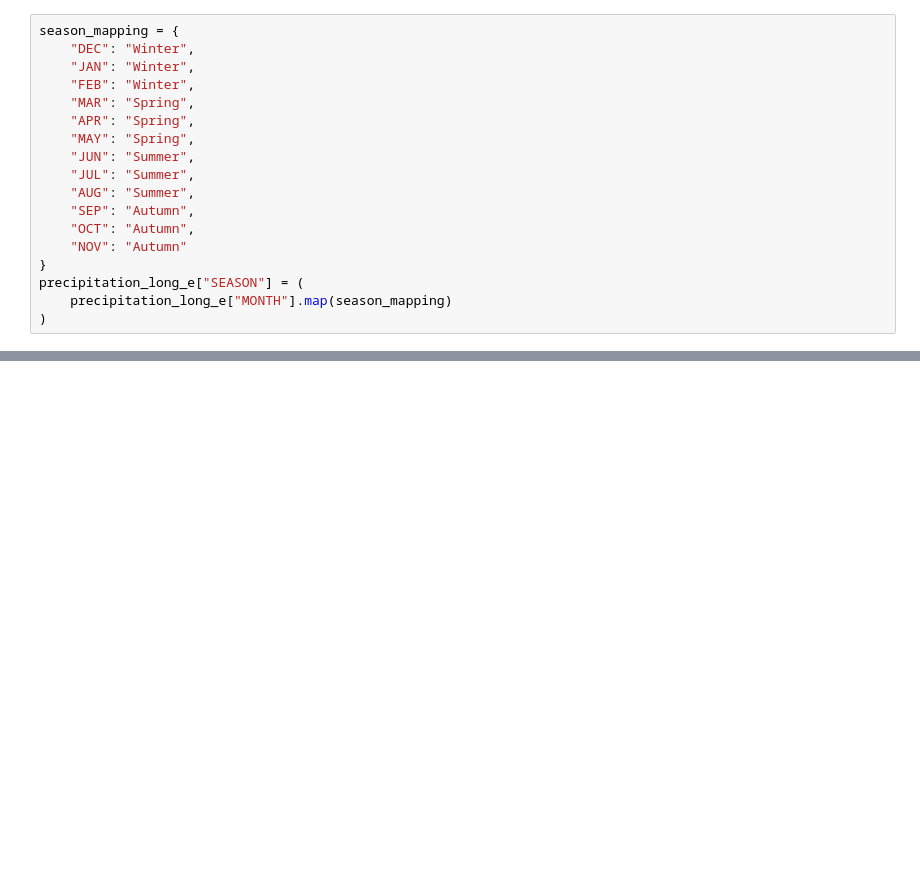
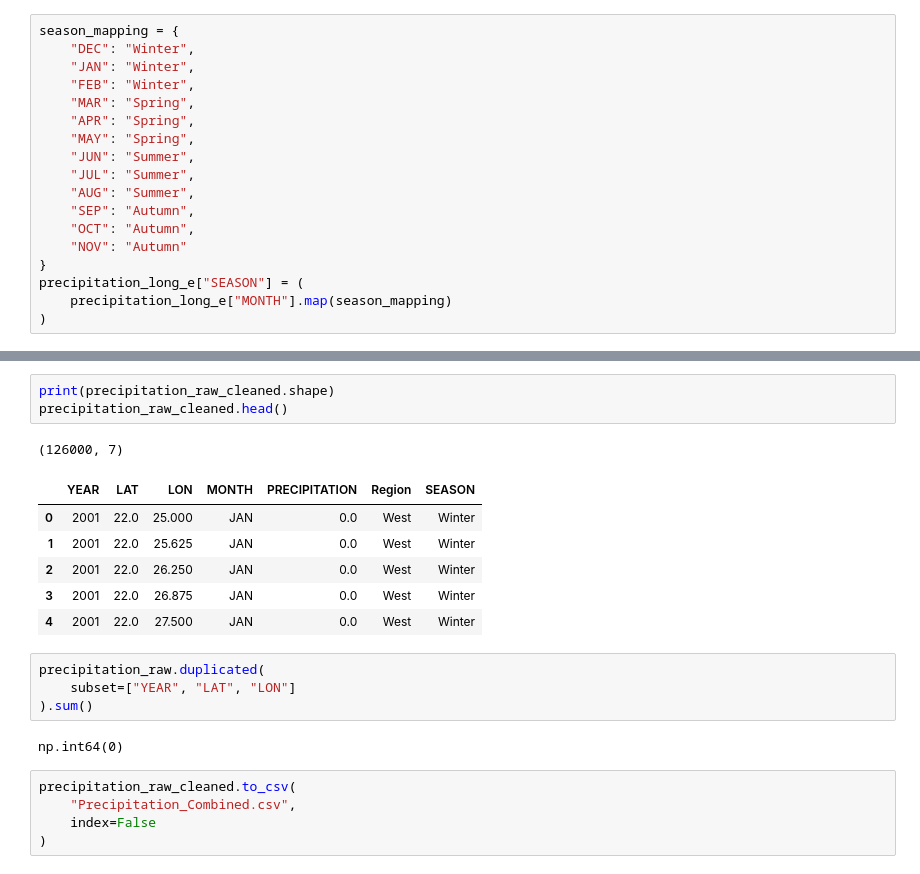
Before and after one commit to sherenahmed6/Earth-Twist, a Jupyter notebook: preproceing.ipynb, the cells around one changed output, grey strips where cells are left out. Drawn from its saved outputs; the diff is of its cells as text; blank space fills up the shorter version.

```diff
--- a/preproceing.ipynb
+++ b/preproceing.ipynb
@@ -266,0 +304,22 @@ precipitation_long_e["SEASON"] = (
+# %%
+print(precipitation_raw_cleaned.shape)
+precipitation_raw_cleaned.head()
+# %% [output]
+(126000, 7)
+|  | YEAR | LAT | LON | MONTH | PRECIPITATION | Region | SEASON |
+| 0 | 2001 | 22.0 | 25.000 | JAN | 0.0 | West | Winter |
+| 1 | 2001 | 22.0 | 25.625 | JAN | 0.0 | West | Winter |
+| 2 | 2001 | 22.0 | 26.250 | JAN | 0.0 | West | Winter |
+| 3 | 2001 | 22.0 | 26.875 | JAN | 0.0 | West | Winter |
+| 4 | 2001 | 22.0 | 27.500 | JAN | 0.0 | West | Winter |
+# %%
+precipitation_raw.duplicated(
+    subset=["YEAR", "LAT", "LON"]
+).sum()
+# %% [output]
+np.int64(0)
+# %%
+precipitation_raw_cleaned.to_csv(
+    "Precipitation_Combined.csv",
+    index=False
+)
```
Also changed, not shown: parts of 4 cells of this notebook, 4 other files.
